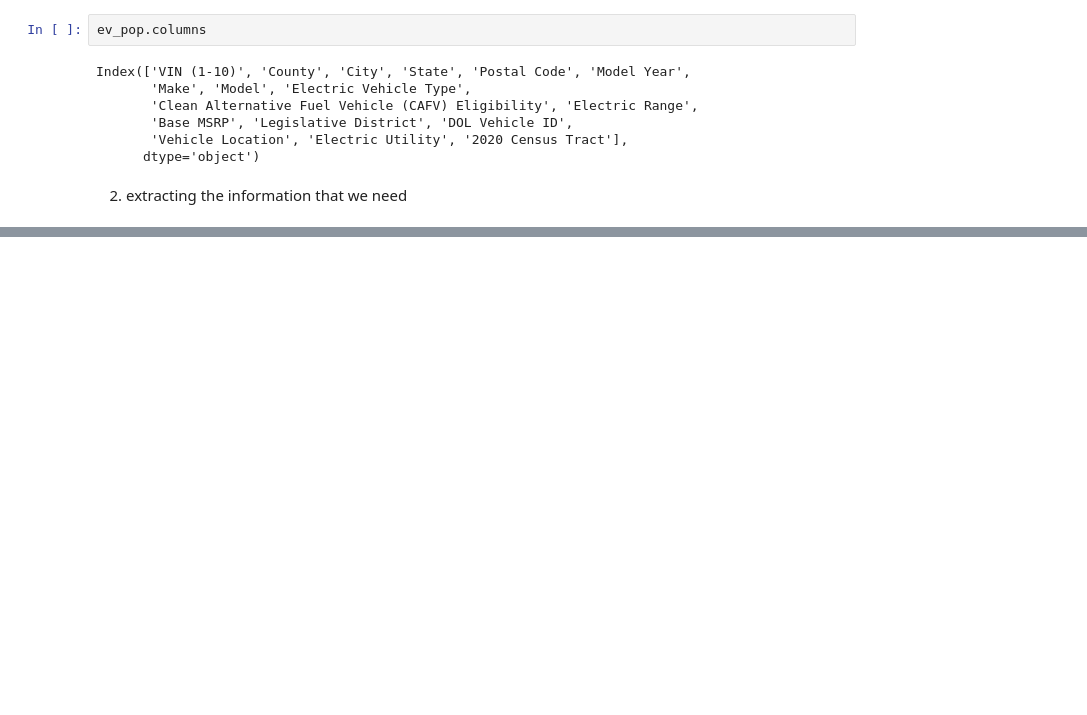
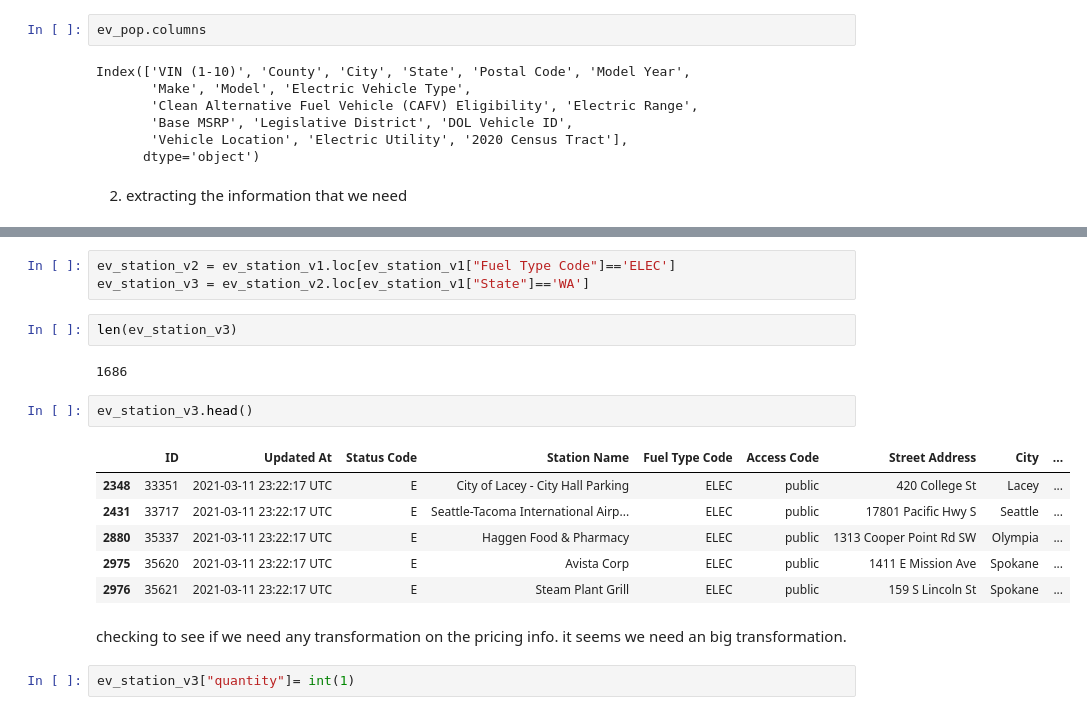
Before and after one commit to hicranA/partsUnlimitedDW, a Jupyter notebook: etl_ev_car_population.ipynb, the cells around one changed output, grey strips where cells are left out. Drawn from its saved outputs; the diff is of its cells as text; blank space fills up the shorter version.

```diff
--- a/etl_ev_car_population.ipynb
+++ b/etl_ev_car_population.ipynb
@@ -47,0 +208,20 @@ ev_pop[['DOL Vehicle ID', 'Make','Model','Vehicle Location', 'County', 'City', '
+# %%
+ev_station_v2 = ev_station_v1.loc[ev_station_v1["Fuel Type Code"]=='ELEC']
+ev_station_v3 = ev_station_v2.loc[ev_station_v1["State"]=='WA']
+# %%
+len(ev_station_v3)
+# %% [output]
+1686
+# %%
+ev_station_v3.head()
+# %% [output]
+|  | ID | Updated At | Status Code | Station Name | Fuel Type Code | Access Code | Street Address | City | ... |
+| 2348 | 33351 | 2021-03-11 23:22:17 UTC | E | City of Lacey - City Hall Parking | ELEC | public | 420 College St | Lacey | ... |
+| 2431 | 33717 | 2021-03-11 23:22:17 UTC | E | Seattle-Tacoma International Airp... | ELEC | public | 17801 Pacific Hwy S | Seattle | ... |
+| 2880 | 35337 | 2021-03-11 23:22:17 UTC | E | Haggen Food & Pharmacy | ELEC | public | 1313 Cooper Point Rd SW | Olympia | ... |
+| 2975 | 35620 | 2021-03-11 23:22:17 UTC | E | Avista Corp | ELEC | public | 1411 E Mission Ave | Spokane | ... |
+| 2976 | 35621 | 2021-03-11 23:22:17 UTC | E | Steam Plant Grill | ELEC | public | 159 S Lincoln St | Spokane | ... |
+# %% [markdown]
+checking to see if we need any transformation on the pricing info. it seems we need an big transformation.
+# %%
+ev_station_v3["quantity"]= int(1)
```
Also changed, not shown: parts of 34 cells of this notebook.
